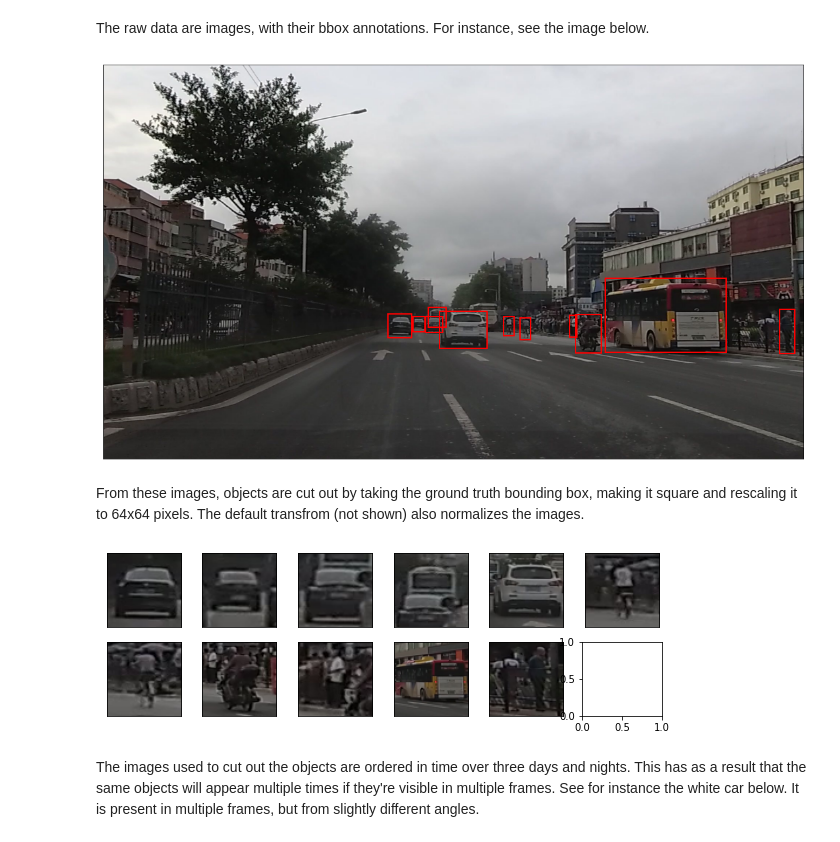
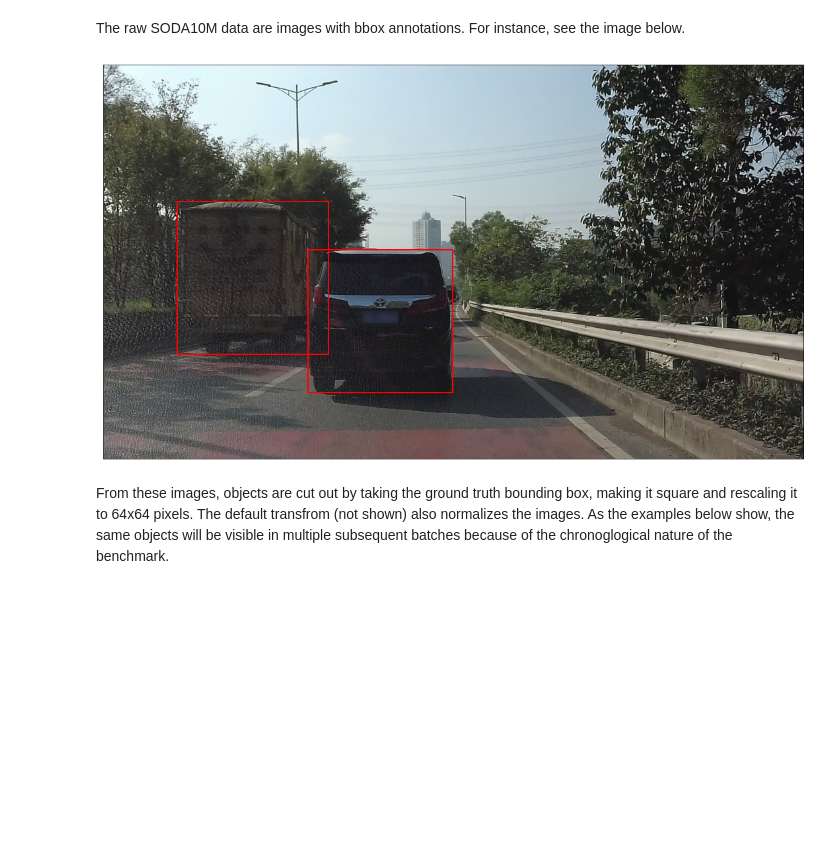
Before and after one commit to VerwimpEli/CLAD, a Jupyter notebook: examples/data_intro_c.ipynb, the cells around one changed output. Cells and saved outputs as stored; diff of their text form; code cells hidden in the pictures; blank space fills up the shorter version.

```diff
--- a/examples/data_intro_c.ipynb
+++ b/examples/data_intro_c.ipynb
@@ -52,45 +29,28 @@ def visualize_stream(datasets, key, increment=500):
+# %%
+root = "../../data"
+ds = get_cladc_train(root, transform=lambda x: x)[0]
+ds._sorted = False  # This should almost never be done, but for illustration we don't need to adhere to the sorted version
 # %% [markdown]
-The raw data are images, with their bbox annotations. For instance, see the image below.
+The raw SODA10M data are images with bbox annotations. For instance, see the image below.
 # %%
-ds = train_sets[0]
-img_index = 1109
-img_annot = ds.get_image_annotation(img_index)
+img_index = 2
+
+img_annot = ds.img_annotations[img_index]
 img_id = img_annot['id']
-obj_ids = [obj for obj in ds.obj_annot if ds.obj_annot[obj]['image_id'] == img_id]
+obj_ids = [obj for obj in ds.obj_annotations if ds.obj_annotations[obj]['image_id'] == img_id]
 
 fig, ax = plt.subplots(1,1, figsize=(19, 11))
-img = Image.open(os.path.join(ds.root, ds.split, img_annot['file_name']))
+img = Image.open(os.path.join(ds.img_folder, img_annot['file_name']))
 ax.imshow(img)
 
 for obj in obj_ids:
-    bbox = ds.obj_annot[obj]['bbox']
+    bbox = ds.obj_annotations[obj]['bbox']
     ax.add_patch(Rectangle((bbox[0], bbox[1]), bbox[2], bbox[3], fill=False, lw=2, edgecolor='r'))
 
 ax.set_xticks([])
 ax.set_yticks([])
 plt.show()
 # %% [output]
-[figure, old version]
+[figure, new version]
 # %% [markdown]
-From these images, objects are cut out by taking the ground truth bounding box, making it square and
-rescaling it to 64x64 pixels. The default transfrom (not shown) also normalizes the images.
+From these images, objects are cut out by taking the ground truth bounding box, making it square and rescaling it to 64x64 pixels. The default transfrom (not shown) also normalizes the images. As the examples below show, the same objects will be visible in multiple subsequent batches because of the chronoglogical nature of the benchmark.
-# %%
-fig, axes = plt.subplots(2, 6, figsize=(10, 3))
-iter_axes = iter(axes.flatten())
-for i, obj in enumerate(ds.samples):
-    if obj.id in obj_ids:
-        next_axes = next(iter_axes)
-        obj_img, _ = ds[i]
-        obj_img = obj_img.detach().numpy()
-        obj_img = np.moveaxis(obj_img, 0, 2)
-        next_axes.imshow(obj_img)
-        next_axes.set_xticks([])
-        next_axes.set_yticks([])
-
-plt.show()
-# %% [output]
-[figure, removed]
-# %% [markdown]
-The images used to cut out the objects are ordered in time over three days and nights. This has as a result
-that the same objects will appear multiple times if they're visible in multiple frames. See for instance the
-white car below. It is present in multiple frames, but from slightly different angles.
```
Also changed, not shown: parts of 16 cells of this notebook, 14 other files.
